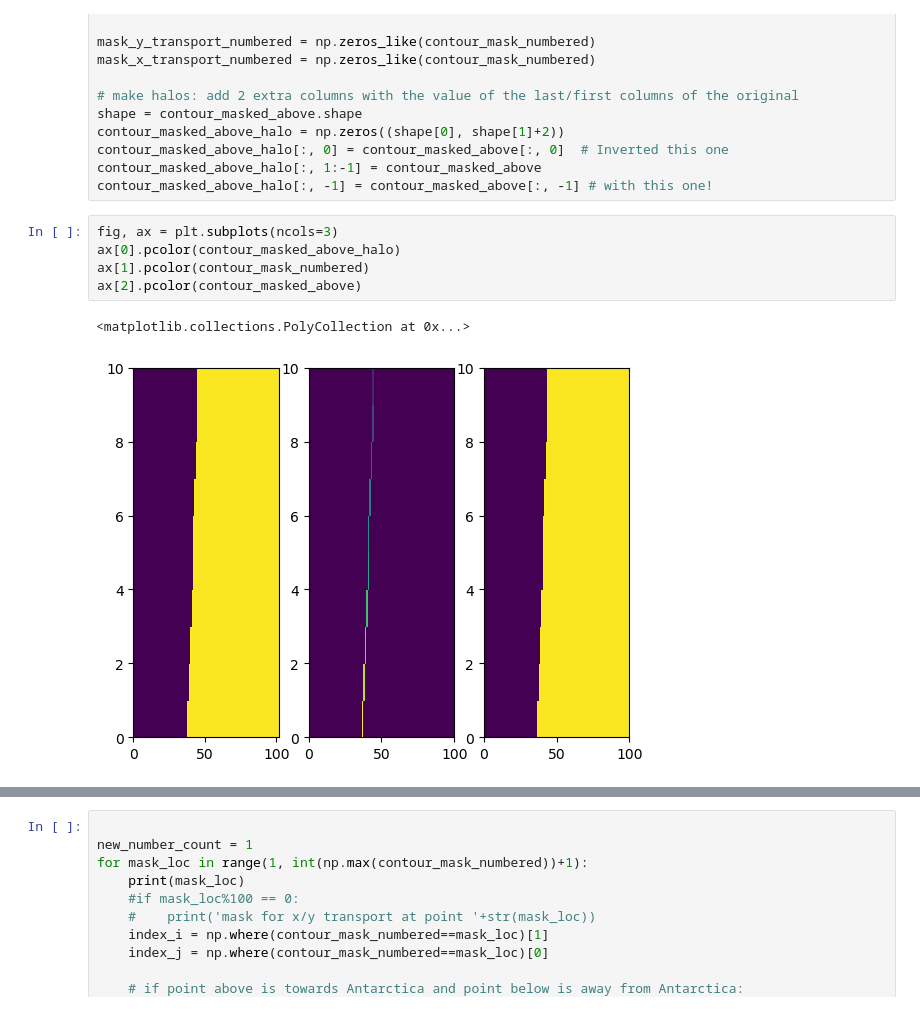
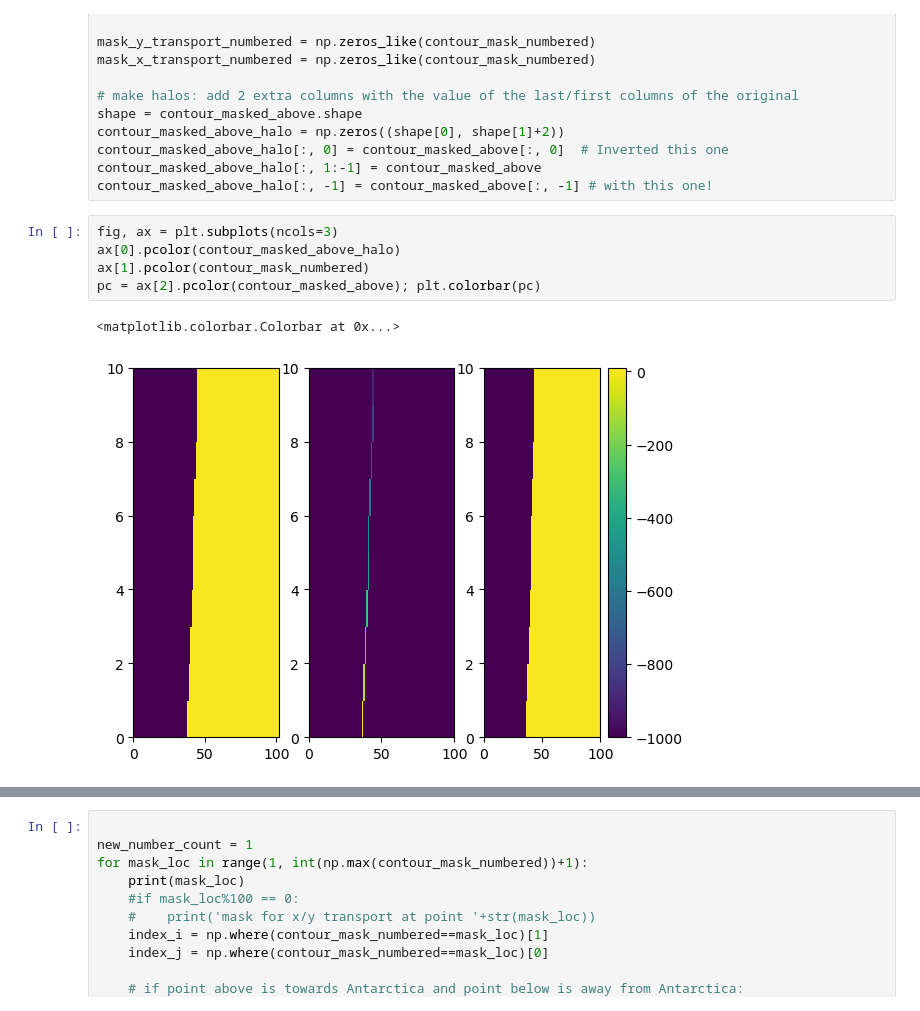
Before and after one commit to fncsobral/waom_notebook, a Jupyter notebook: OHB_shelf/Cross-1500m/testing.ipynb, the cells around one changed output, grey strips where cells are left out. Saved outputs shown, nothing was run; the diff lists cells and outputs as text.

```diff
--- a/OHB_shelf/Cross-1500m/testing.ipynb
+++ b/OHB_shelf/Cross-1500m/testing.ipynb
@@ -379,8 +379,8 @@ contour_masked_above_halo[:, -1] = contour_masked_above[:, -1] # with this one!
 # %%
 fig, ax = plt.subplots(ncols=3)
 ax[0].pcolor(contour_masked_above_halo)
 ax[1].pcolor(contour_mask_numbered)
-ax[2].pcolor(contour_masked_above)
+pc = ax[2].pcolor(contour_masked_above); plt.colorbar(pc)
 # %% [output]
-<matplotlib.collections.PolyCollection at 0x...>
+<matplotlib.colorbar.Colorbar at 0x...>
-[figure, old version]
+[figure, new version]
```
Also changed, not shown: parts of 2 cells of this notebook.
